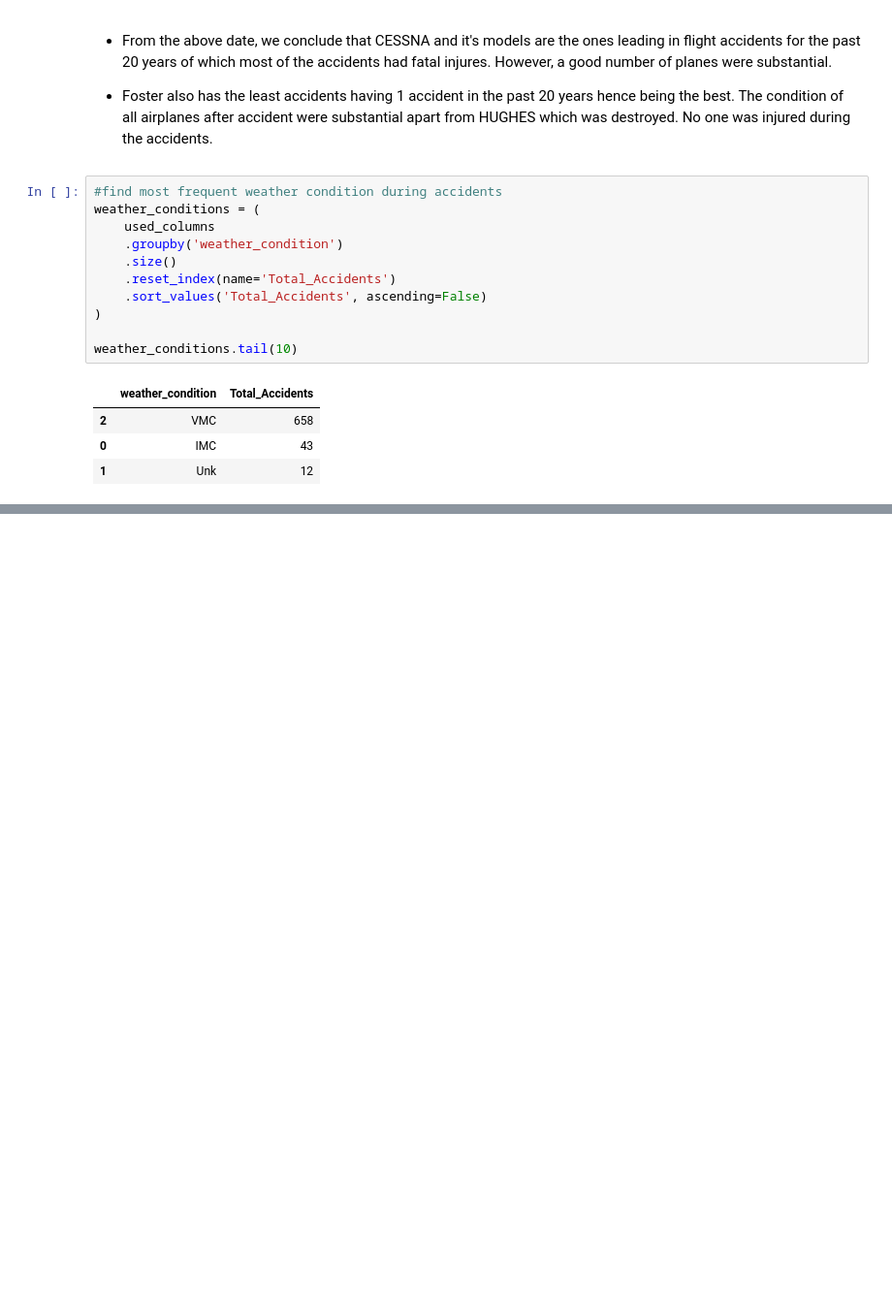
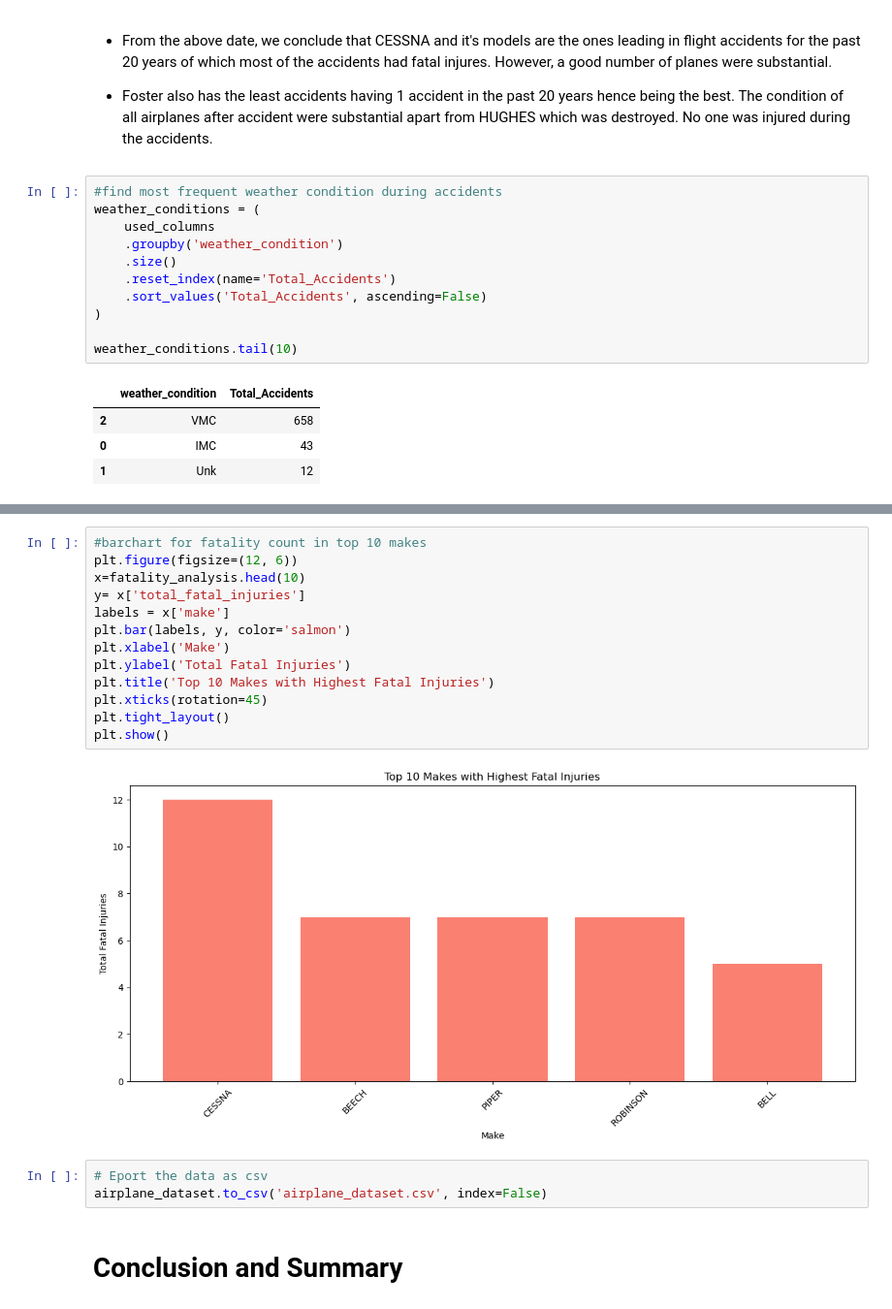
Before and after one commit to nyawirctrl-911/dsc-phase-1-project-v3, a Jupyter notebook: student.ipynb, the cells around one changed output, grey strips where cells are left out. Shown at 97% size. Cells and saved outputs as stored; diff of their text form; blank space fills up the shorter version.

```diff
--- a/student.ipynb
+++ b/student.ipynb
@@ -465,0 +495,20 @@ weather_conditions.tail(10)
+# %%
+#barchart for fatality count in top 10 makes
+plt.figure(figsize=(12, 6))
+x=fatality_analysis.head(10)
+y= x['total_fatal_injuries']
+labels = x['make']
+plt.bar(labels, y, color='salmon')
+plt.xlabel('Make')
+plt.ylabel('Total Fatal Injuries')
+plt.title('Top 10 Makes with Highest Fatal Injuries')
+plt.xticks(rotation=45)
+plt.tight_layout()
+plt.show()
+# %% [output]
+[figure, added]
+# %%
+# Eport the data as csv
+airplane_dataset.to_csv('airplane_dataset.csv', index=False)
+# %% [markdown]
+# Conclusion and Summary
```
Also changed, not shown: parts of 7 cells of this notebook.
